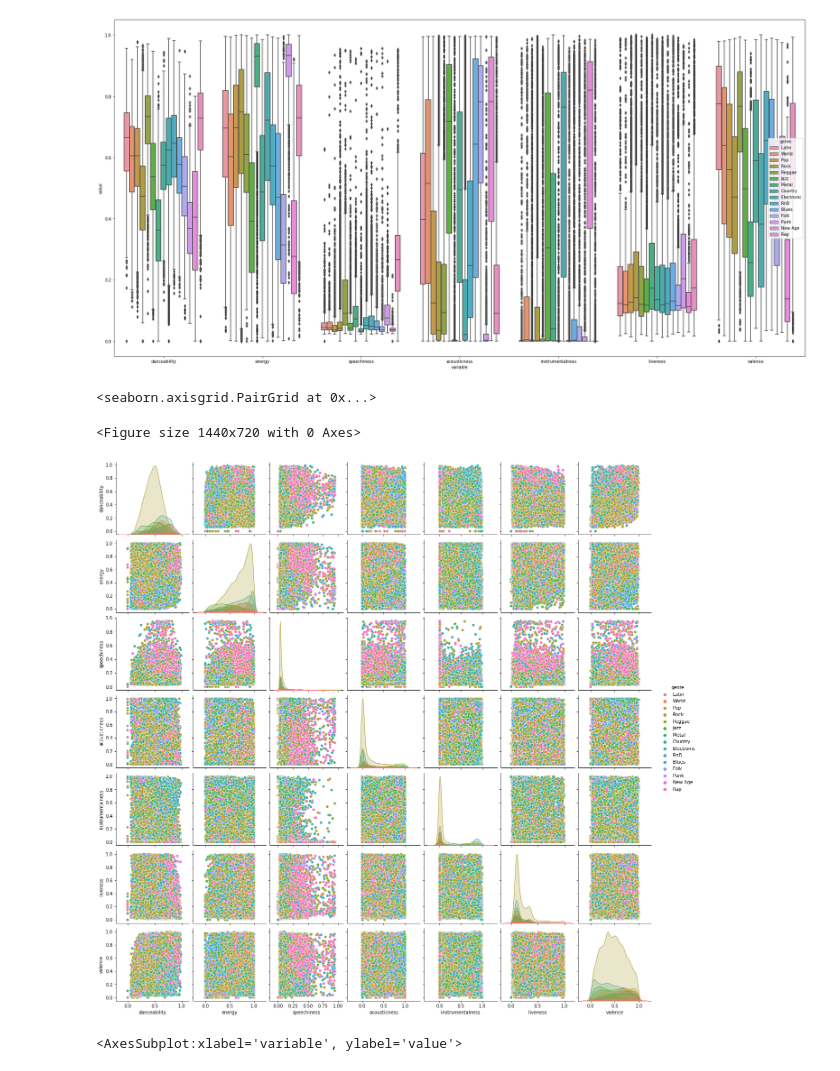
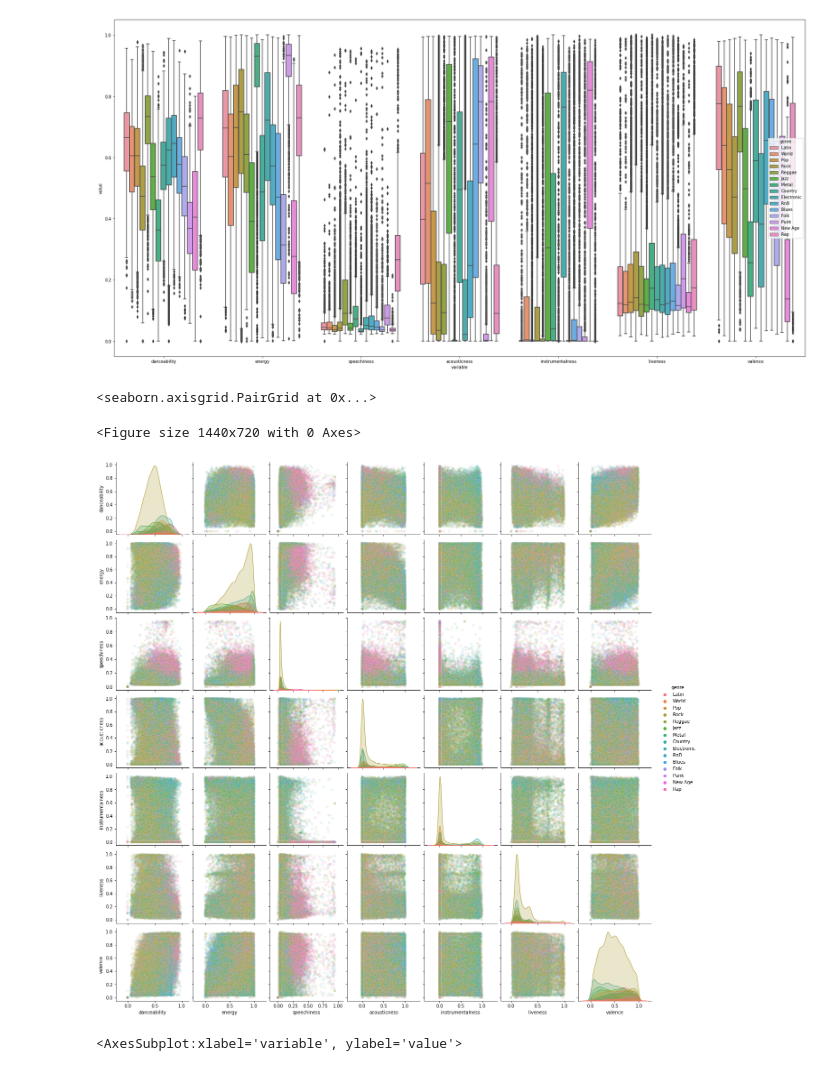
Before and after one commit to huube/Eindopdracht_ML21, a Jupyter notebook: notebooks/1-EDA.ipynb, the cells around one changed output. Cells and saved outputs as stored; diff of their text form; code cells hidden in the pictures.

```diff
--- a/notebooks/1-EDA.ipynb
+++ b/notebooks/1-EDA.ipynb
@@ -94,11 +94,11 @@ sns.boxplot(data = df_stack, x='variable',y='value',hue='genre')
 [figure]
 # %%
 plt.figure(figsize=(20,10))
-sns.pairplot(data=df_features,hue='genre',)
+sns.pairplot(data=df_features,hue='genre',kind='scatter',plot_kws={'alpha':0.1})
 # %% [output]
 <seaborn.axisgrid.PairGrid at 0x...>
 <Figure size 1440x720 with 0 Axes>
-[figure, old version]
+[figure, new version]
 # %%
 plt.figure(figsize=(14,7))
 sns.boxplot(data=df[['tempo','genre']].melt(id_vars='genre'),x='variable',y='value',hue='genre')
```
Also changed, not shown: parts of 6 cells of this notebook.
